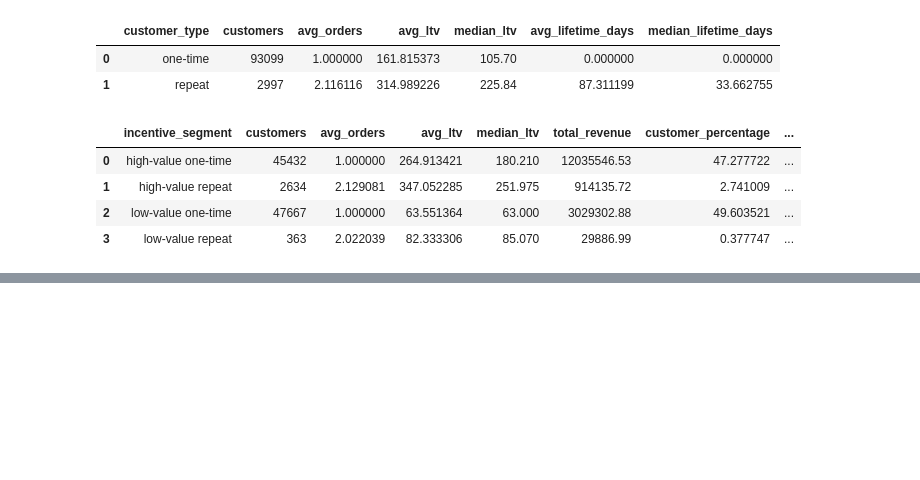
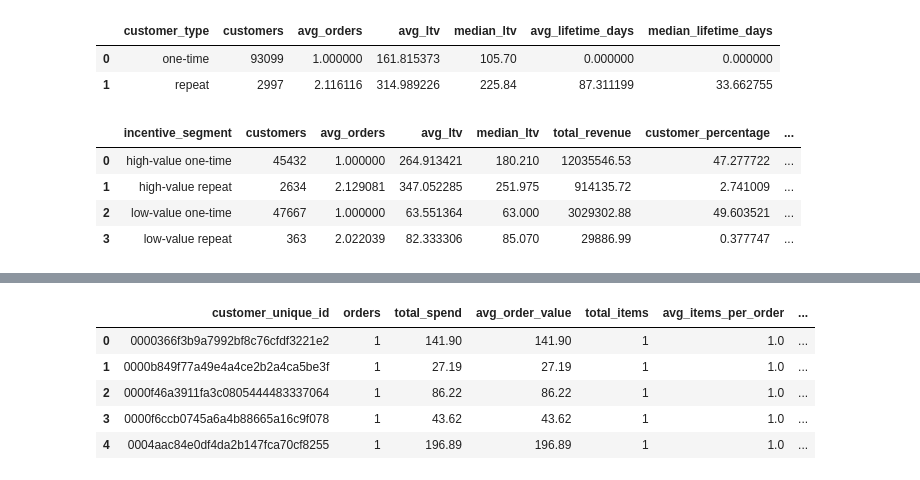
Before and after one commit to janhavitayade/checkout-incentives-ltv, a Jupyter notebook: notebooks/02_ltv_modeling.ipynb, the cells around one changed output, grey strips where cells are left out. Saved outputs shown, nothing was run; the diff lists cells and outputs as text; code cells hidden in the pictures; blank space fills up the shorter version.

```diff
--- a/notebooks/02_ltv_modeling.ipynb
+++ b/notebooks/02_ltv_modeling.ipynb
@@ -2493,0 +2692,28 @@ display(final_ltv.head(20))
+# %%
+# ------------------------------------------------------------
+# FINAL CUSTOMER SEGMENTATION DATASET
+# ------------------------------------------------------------
+
+customer_segmentation = customer_value[
+    [
+        "customer_unique_id",
+        "orders",
+        "total_spend",
+        "avg_order_value",
+        "total_items",
+        "avg_items_per_order",
+        "total_freight",
+        "avg_installments",
+        "max_installments",
+        "avg_review_score"
+    ]
+].copy()
+
+customer_segmentation.head()
+# %% [output]
+|  | customer_unique_id | orders | total_spend | avg_order_value | total_items | avg_items_per_order | ... |
+| 0 | 0000366f3b9a7992bf8c76cfdf3221e2 | 1 | 141.90 | 141.90 | 1 | 1.0 | ... |
+| 1 | 0000b849f77a49e4a4ce2b2a4ca5be3f | 1 | 27.19 | 27.19 | 1 | 1.0 | ... |
+| 2 | 0000f46a3911fa3c0805444483337064 | 1 | 86.22 | 86.22 | 1 | 1.0 | ... |
+| 3 | 0000f6ccb0745a6a4b88665a16c9f078 | 1 | 43.62 | 43.62 | 1 | 1.0 | ... |
+| 4 | 0004aac84e0df4da2b147fca70cf8255 | 1 | 196.89 | 196.89 | 1 | 1.0 | ... |
```
Also changed, not shown: parts of 7 cells of this notebook, 8 other files.
